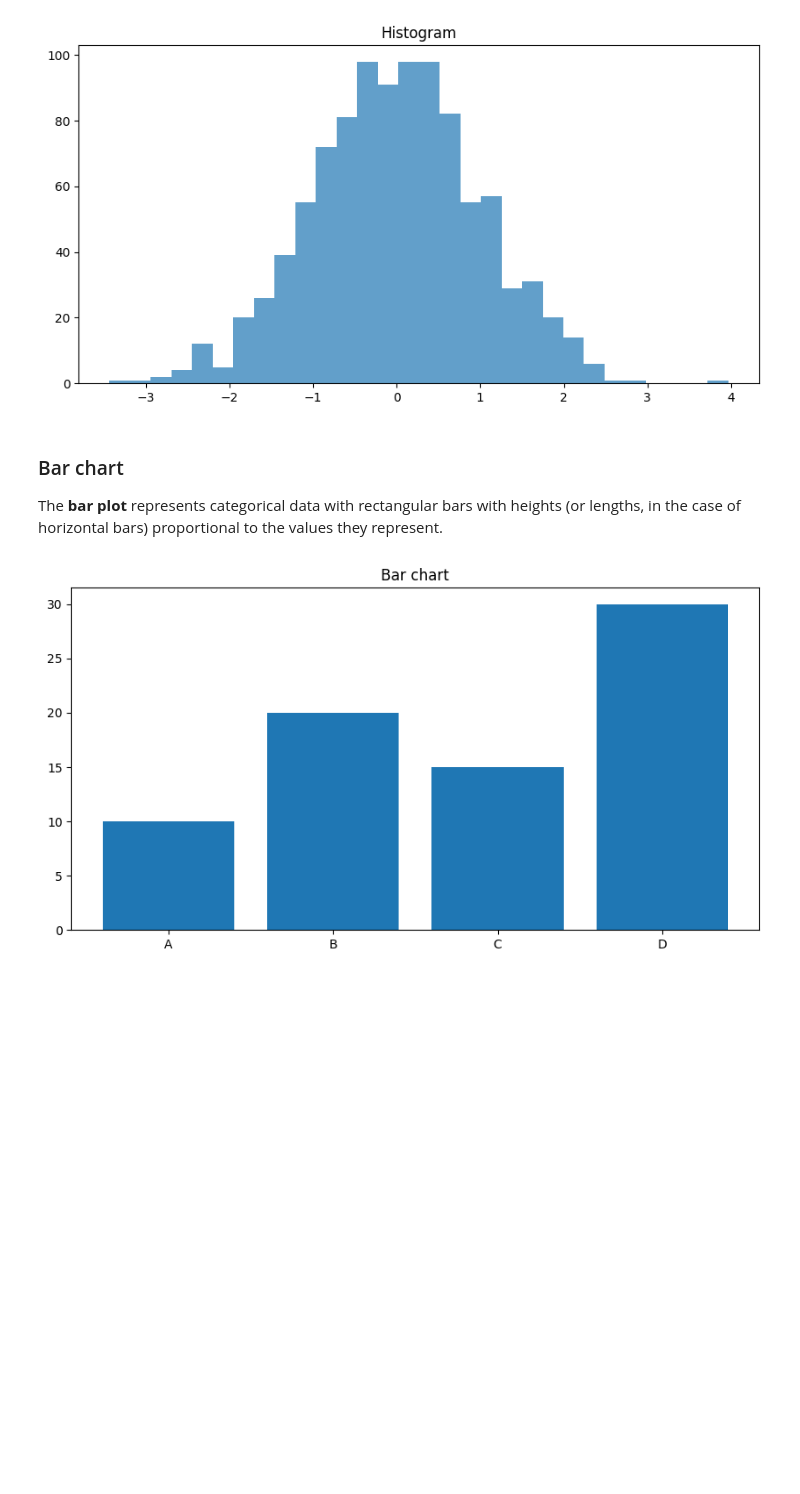
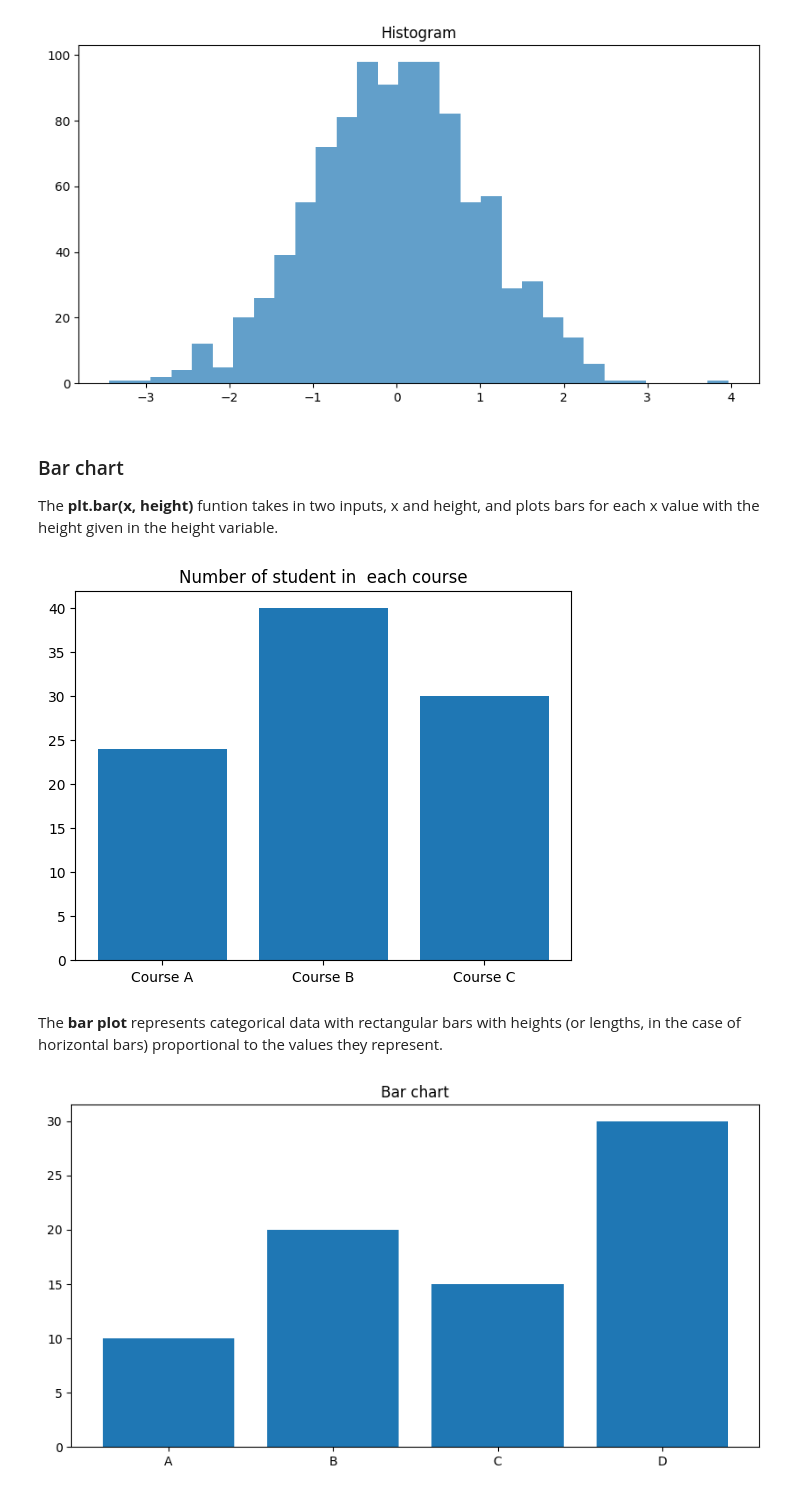
Before and after one commit to remelop03/machine-learning-prework, a Jupyter notebook: 04-matplotlib/04.1-Intro-to-Matplotlib.ipynb, the cells around one changed output. Cells and saved outputs as stored; diff of their text form; code cells hidden in the pictures; blank space fills up the shorter version.

```diff
--- a/04-matplotlib/04.1-Intro-to-Matplotlib.ipynb
+++ b/04-matplotlib/04.1-Intro-to-Matplotlib.ipynb
@@ -62,9 +100,28 @@ plt.title("Histogram")
 plt.show()
 # %% [output]
 [figure]
+# %% [markdown]
+### Bar chart
+
+The **plt.bar(x, height)** funtion takes in two inputs, x and  height, and plots bars for each x value with the height given in the height variable.
+# %%
+import matplotlib.pyplot as plt
+
+# Data
+labels = ["Course A", "Course B", "Course C"]
+values = [24, 40, 30]
+
+# Create the bar chart
+fig = plt.bar(labels, values)
+
+# Customize the chart
+plt.title('Number of student in  each course')
+
+# Display the chart
+plt.show()
+# %% [output]
+[figure, added]
 # %% [markdown]
-### Bar chart
-
 The **bar plot** represents categorical data with rectangular bars with heights (or lengths, in the case of horizontal bars) proportional to the values they represent.
 # %%
 labels = ["A", "B", "C", "D"]
```
Also changed, not shown: parts of 12 cells of this notebook.
